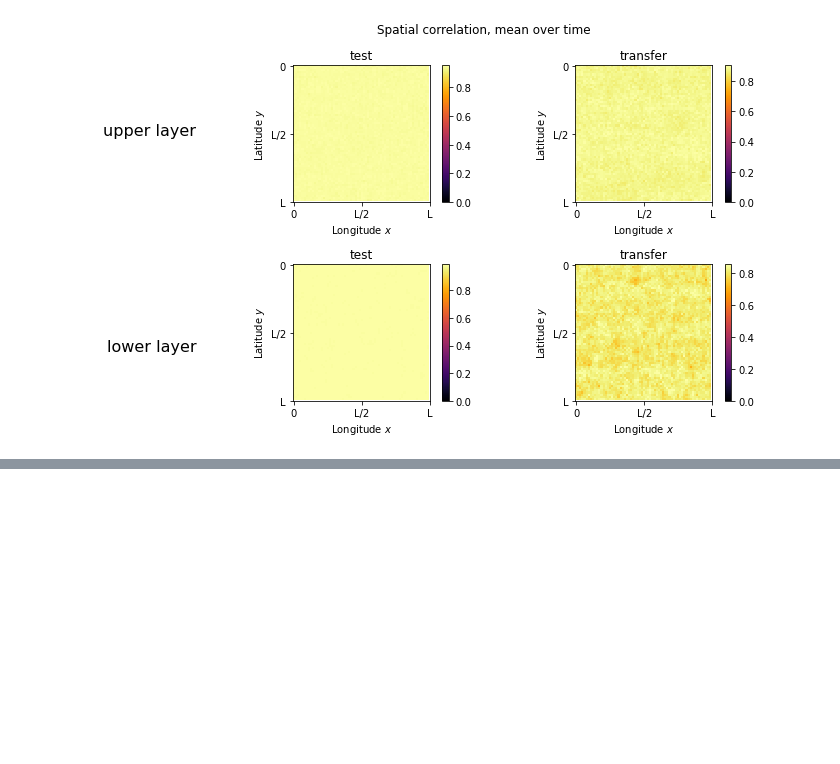
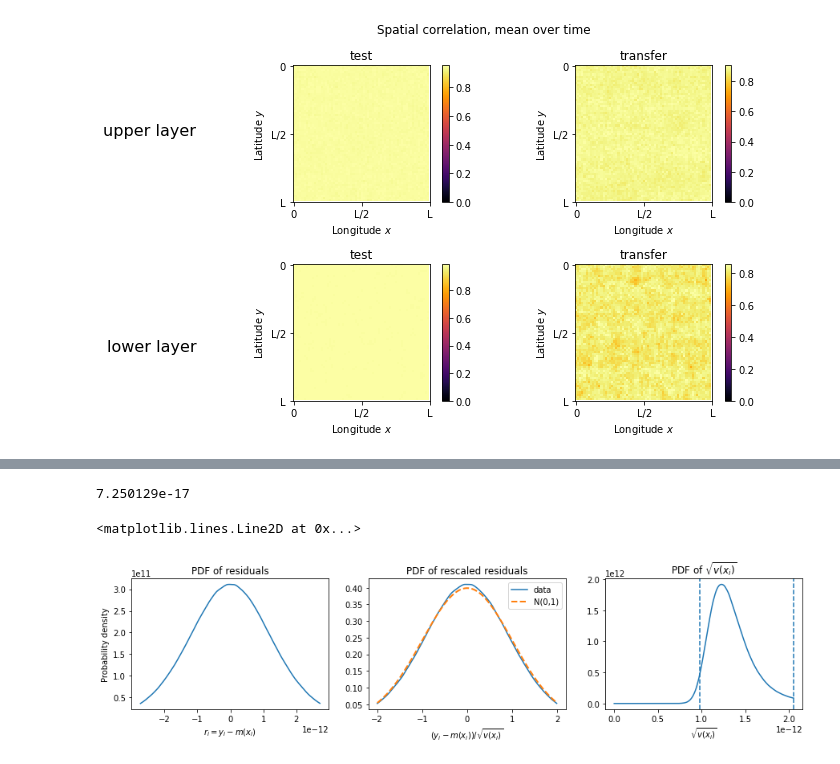
Before and after one commit to Pperezhogin/pyqg_experiments_Ross, a Jupyter notebook: pyqg_subgrid_experiments/test_Ross.ipynb, the cells around one changed output, grey strips where cells are left out. Drawn from its saved outputs; the diff is of its cells as text; code cells hidden in the pictures; blank space fills up the shorter version.

```diff
--- a/pyqg_subgrid_experiments/test_Ross.ipynb
+++ b/pyqg_subgrid_experiments/test_Ross.ipynb
@@ -166,0 +172,44 @@ with pse.figure_grid(2,3) as g:
+# %%
+from scipy.stats import gaussian_kde
+tt = test_result.isel(time = range(40,87), lev = 0)
+residual = tt.q_forcing_advection - tt.q_forcing_advection_predictions
+stds = np.sqrt(tt.q_forcing_advection_var_predictions)
+residual_normalized = residual / stds
+np.linalg.norm((residual_normalized*stds - residual).data.ravel())
+# %% [output]
+7.250129e-17
+# %%
+lim = 2.5
+plt.figure(figsize=(15,3))
+plt.subplot(131)
+data = residual.data.ravel()
+kde = gaussian_kde(data)
+lo, hi = np.percentile(data, [lim, 100-lim])
+lims = np.linspace(lo, hi, 200)
+plt.plot(lims,kde(lims))
+plt.xlabel('$r_i=y_i-m(x_i)$')
+plt.ylabel('Probability density')
+plt.title('PDF of residuals')
+plt.subplot(132)
+data = residual_normalized.data.ravel()
+kde = gaussian_kde(data)
+lo, hi = np.percentile(data, [lim, 100-lim])
+lims = np.linspace(lo, hi, 200)
+plt.plot(lims,kde(lims))
+plt.plot(lims, 1/np.sqrt(2*np.pi) * np.exp(-0.5*np.square(lims)),'--',linewidth=2)
+plt.legend(['data', 'N(0,1)'])
+plt.xlabel('$(y_i-m(x_i))/\sqrt{v(x_i)}$')
+plt.title('PDF of rescaled residuals')
+plt.subplot(133)
+data = stds.data.ravel()
+kde = gaussian_kde(data)
+lo, hi = np.percentile(data, [lim, 100-lim])
+lims = np.linspace(0, hi, 200)
+plt.plot(lims,kde(lims))
+plt.xlabel('$\sqrt{v(x_i)}$')
+plt.title('PDF of $\sqrt{v(x_i)}$')
+plt.axvline(x=lo,linestyle='--')
+plt.axvline(x=hi,linestyle='--')
+# %% [output]
+<matplotlib.lines.Line2D at 0x...>
+[figure, added]
```
Also changed, not shown: parts of 10 cells of this notebook.
